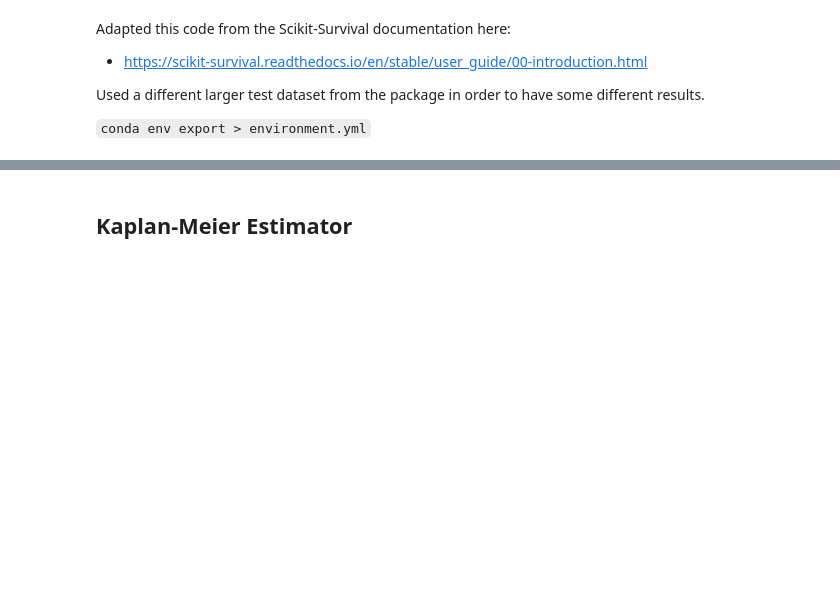
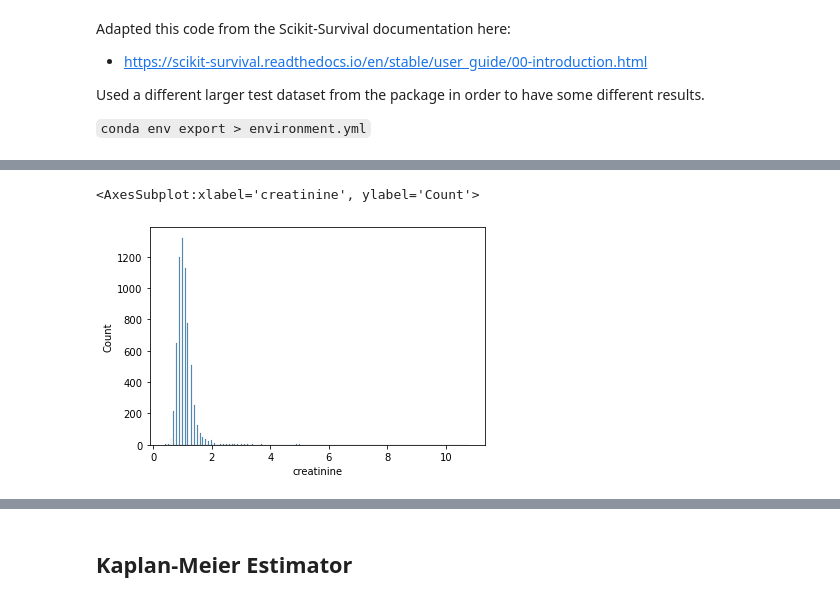
Before and after one commit to tom-farmer/survival-analysis, a Jupyter notebook: notebooks/survival-exploration.ipynb, the cells around one changed output, grey strips where cells are left out. Saved outputs shown, nothing was run; the diff lists cells and outputs as text; code cells hidden in the pictures; blank space fills up the shorter version.

```diff
--- a/notebooks/survival-exploration.ipynb
+++ b/notebooks/survival-exploration.ipynb
@@ -33,0 +67,5 @@ Index(['age', 'chapter', 'creatinine', 'flc.grp', 'kappa', 'lambda', 'mgus',
+# %%
+sns.histplot(X["creatinine"])
+# %% [output]
+<AxesSubplot:xlabel='creatinine', ylabel='Count'>
+[figure, added]
```
Also changed, not shown: parts of 28 cells of this notebook.
